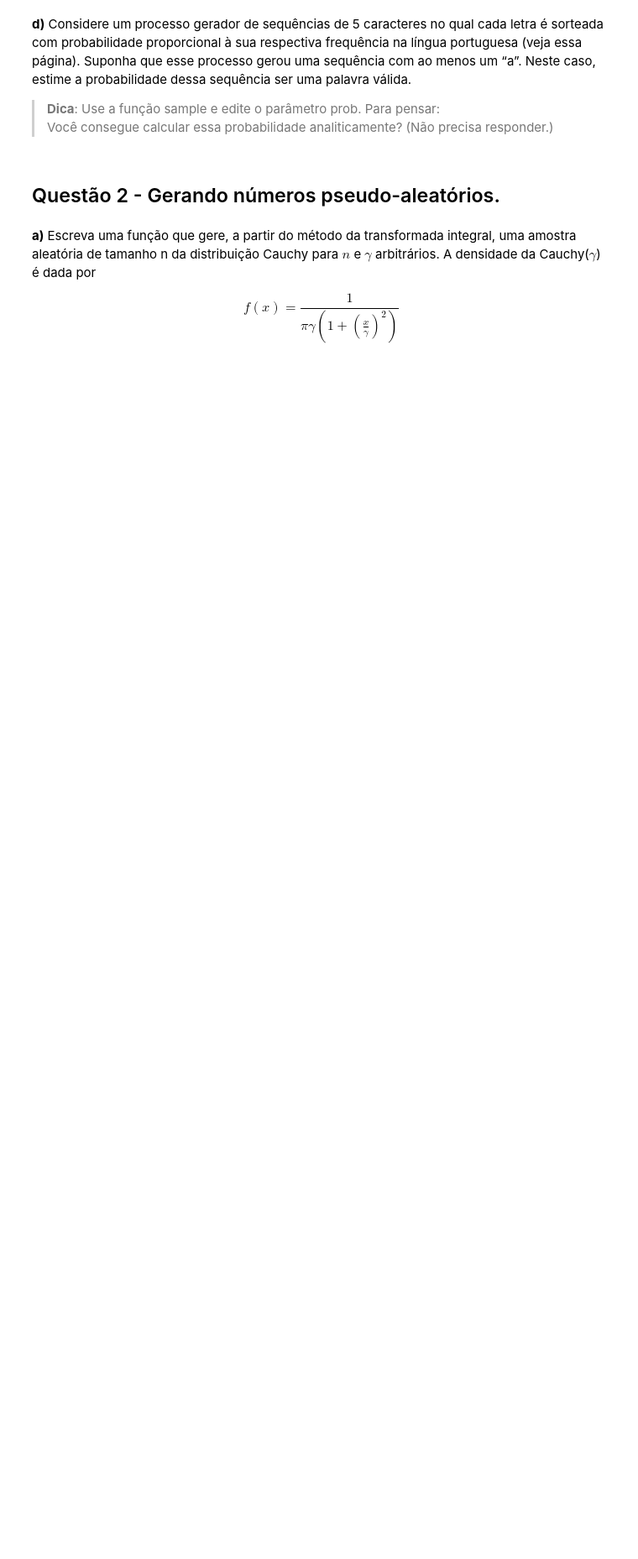
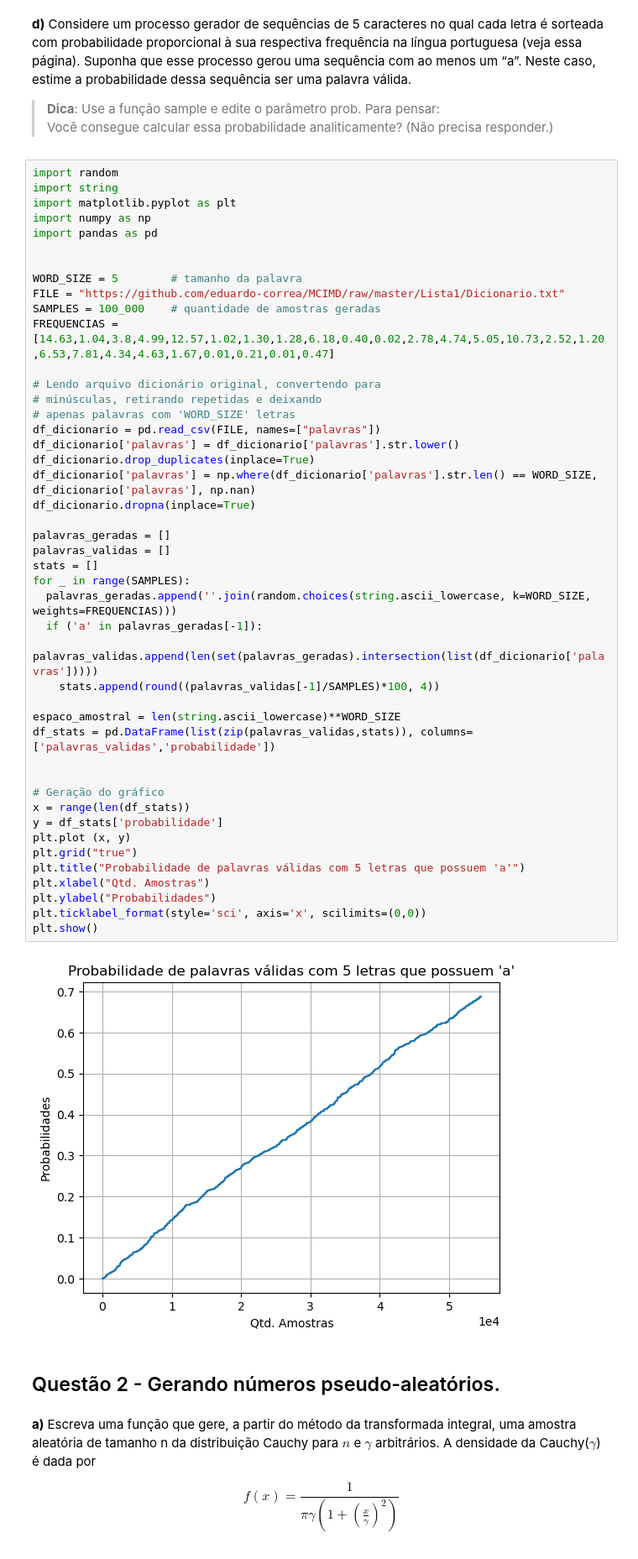
Before and after one commit to eduardo-correa/MCIMD, a Jupyter notebook: Lista1/Lista1.ipynb, the cells around one changed output. Shown: that part at 84% size. Drawn from its saved outputs; the diff is of its cells as text; blank space fills up the shorter version.

```diff
--- a/Lista1/Lista1.ipynb
+++ b/Lista1/Lista1.ipynb
@@ -198,6 +198,53 @@ plt.show()
 sequência ser uma palavra válida.
 > **Dica**: Use a função sample e edite o parâmetro prob. Para pensar:<br />
 Você consegue calcular essa probabilidade analiticamente? (Não precisa responder.)
+# %%
+import random
+import string
+import matplotlib.pyplot as plt
+import numpy as np
+import pandas as pd
+
+
+WORD_SIZE = 5        # tamanho da palavra
+FILE = "https://github.com/eduardo-correa/MCIMD/raw/master/Lista1/Dicionario.txt"
+SAMPLES = 100_000    # quantidade de amostras geradas
+FREQUENCIAS = [14.63,1.04,3.8,4.99,12.57,1.02,1.30,1.28,6.18,0.40,0.02,2.78,4.74,5.05,10.73,2.52,1.20,6.53,7.81,4.34,4.63,1.67,0.01,0.21,0.01,0.47]
+
+# Lendo arquivo dicionário original, convertendo para
+# minúsculas, retirando repetidas e deixando
+# apenas palavras com 'WORD_SIZE' letras
+df_dicionario = pd.read_csv(FILE, names=["palavras"])
+df_dicionario['palavras'] = df_dicionario['palavras'].str.lower()
+df_dicionario.drop_duplicates(inplace=True)
+df_dicionario['palavras'] = np.where(df_dicionario['palavras'].str.len() == WORD_SIZE, df_dicionario['palavras'], np.nan)
+df_dicionario.dropna(inplace=True)
+
+palavras_geradas = []
+palavras_validas = []
+stats = []
+for _ in range(SAMPLES):
+  palavras_geradas.append(''.join(random.choices(string.ascii_lowercase, k=WORD_SIZE, weights=FREQUENCIAS)))
+  if ('a' in palavras_geradas[-1]):
+    palavras_validas.append(len(set(palavras_geradas).intersection(list(df_dicionario['palavras']))))
+    stats.append(round((palavras_validas[-1]/SAMPLES)*100, 4))
+
+espaco_amostral = len(string.ascii_lowercase)**WORD_SIZE
+df_stats = pd.DataFrame(list(zip(palavras_validas,stats)), columns=['palavras_validas','probabilidade'])
+
+
+# Geração do gráfico
+x = range(len(df_stats))
+y = df_stats['probabilidade']
+plt.plot (x, y)
+plt.grid("true")
+plt.title("Probabilidade de palavras válidas com 5 letras que possuem 'a'")
+plt.xlabel("Qtd. Amostras")
+plt.ylabel("Probabilidades")
+plt.ticklabel_format(style='sci', axis='x', scilimits=(0,0))
+plt.show()
+# %% [output]
+[figure, added]
 # %% [markdown]
 ## Questão 2 - Gerando números pseudo-aleatórios.
 # %% [markdown]
```
